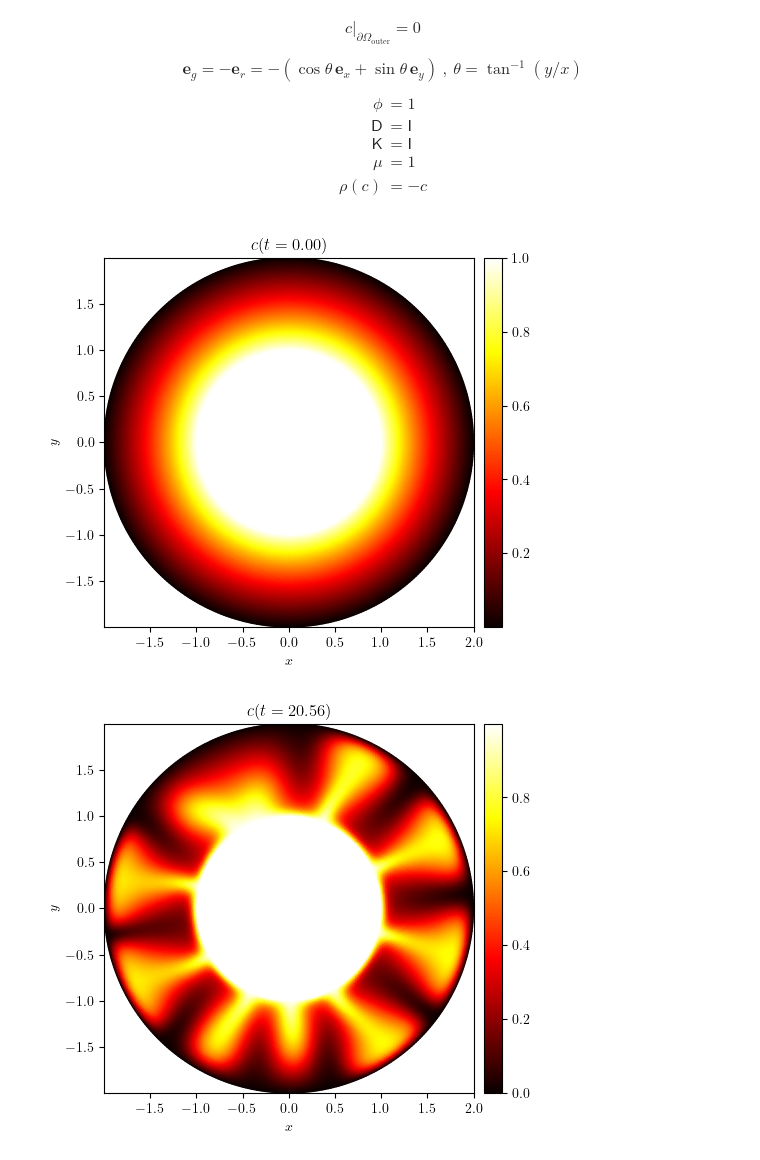
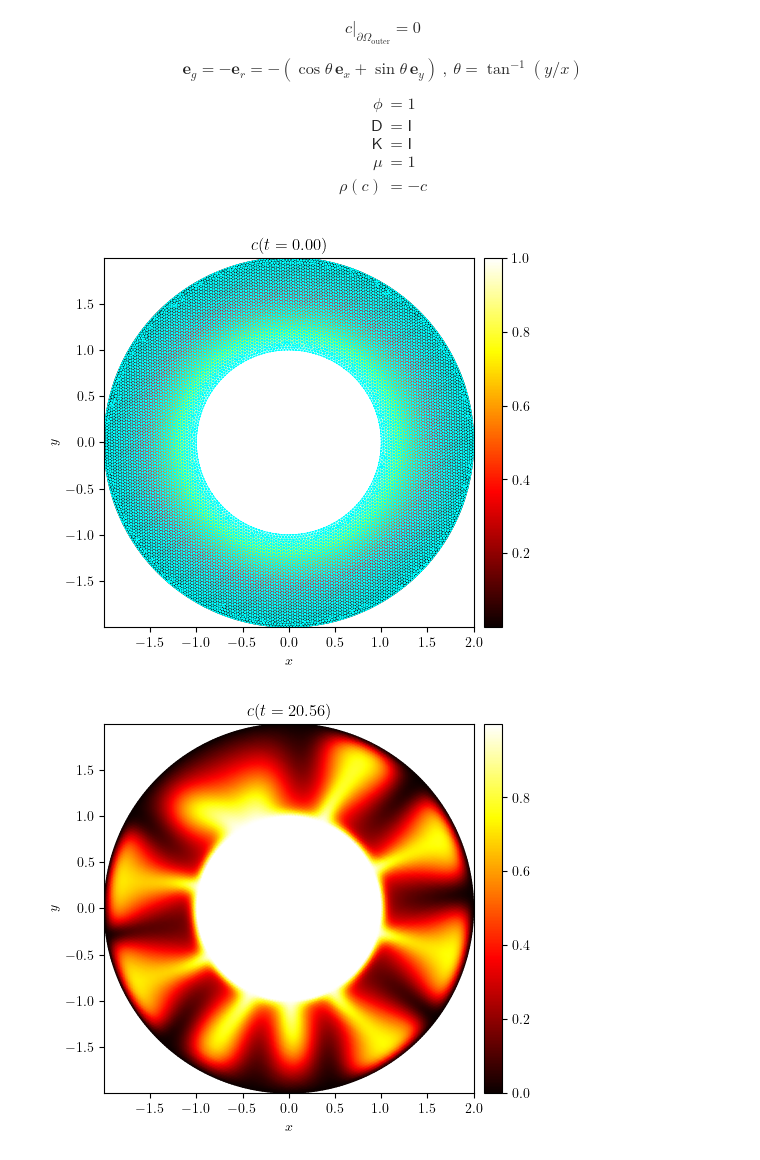
Before and after one commit to george-poole/LUCiFEx, a Jupyter notebook: demo/A13_porous_convection_annulus.ipynb, the cells around one changed output. Saved outputs shown, nothing was run; the diff lists cells and outputs as text; code cells hidden in the pictures.

```diff
--- a/demo/A13_porous_convection_annulus.ipynb
+++ b/demo/A13_porous_convection_annulus.ipynb
@@ -30,9 +30,9 @@ from ufl import SpatialCoordinate, sqrt
 from lucifex.fdm import FiniteDifference, AB2, CN
 from lucifex.mesh import annulus_mesh, mesh_boundary
 from lucifex.solver import BoundaryConditions, OptionsPETSc
-from lucifex.sim import Simulation, integrate, configure_simulation
+from lucifex.sim import integrate, configure_simulation
 from lucifex.utils import CellType, SpatialPerturbation, triangulation
-from lucifex.viz import plot_colormap
+from lucifex.viz import plot_colormap, plot_mesh
 from lucifex.io import write
 
 from py.porous_convection import create_simulation
@@ -58,7 +58,7 @@ def rayleigh_benard_annulus(
     psi_petsc: OptionsPETSc | None = None,
     c_petsc: OptionsPETSc | None = None,
     secondary: bool = False,
-) -> Simulation:
+):
     r2 = lambda x: x[0]**2 + x[1]**2
     r = lambda x, sqrt: sqrt(r2(x))
     dr = (Router - Rinner) / Nradial
@@ -124,22 +124,23 @@ n_init = 5
 integrate(simulation, n_stop=n_stop, dt_init=dt_init, n_init=n_init)
 # %%
 c = simulation['c']
-mesh_tri = triangulation(c.function_space.mesh)
+mesh = c.function_space.mesh
+mesh_tri = triangulation(mesh)
 x, y = mesh_tri.x, mesh_tri.y
-mesh_tri.set_mask(np.hypot(np.mean(x[mesh_tri.triangles], axis=1), np.mean(y[mesh_tri.triangles], axis=1)) < Rinner)
 
 i_mid = int(0.5 * len(c.series))
 time_indices = (0, i_mid,  -1)
 for i in time_indices:
-    u_tri = triangulation(c.series[i])
+    c_tri = triangulation(c.series[i])
     fig, ax = plot_colormap(
-        (x, y, u_tri),
+        (mesh_tri, c_tri),
         title=f'$c(t={c.time_series[i]:.2f})$',
         cartesian=False,
-        triangles=mesh_tri.triangles,
     )
+    if i == 0:
+        plot_mesh(fig, ax, mesh, color='cyan', linewidth=0.5)
     write(fig, f'A13_rayleigh_benard_annulus_t={c.time_series[i]:.2f}', './figures', close=False, pickle=False)
 # %% [output]
-[figure, old version]
+[figure, new version]
 [figure]
 [figure]
```
Also changed, not shown: 27 other files.
